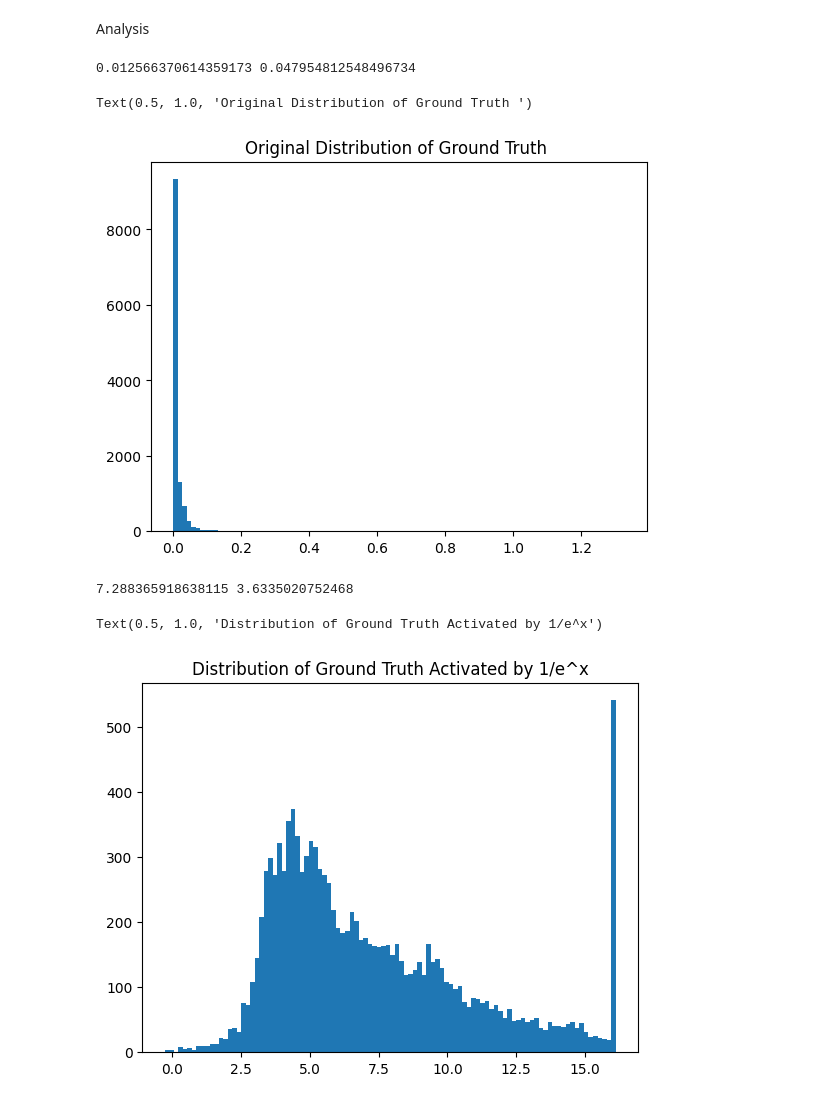
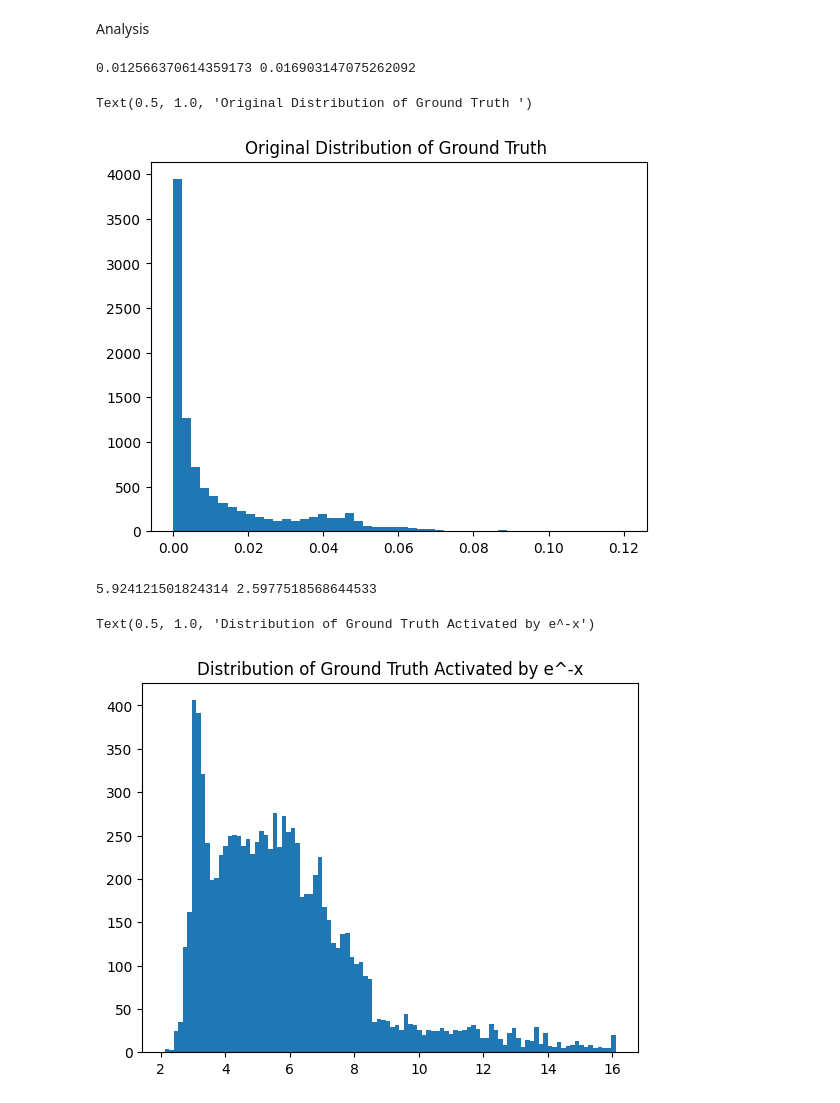
Before and after one commit to ChanceAroundYou/shape_prior_generation, a Jupyter notebook: VAE.ipynb, the cells around one changed output. Saved outputs shown, nothing was run; the diff lists cells and outputs as text; code cells hidden in the pictures.

```diff
--- a/VAE.ipynb
+++ b/VAE.ipynb
@@ -26,27 +13,18 @@ Read from saved cw_dict file data/img/BW fish/cw_dict.pkl
 # %%
 DEVICE = torch.device("cuda:0" if torch.cuda.is_available() else "cpu")
-MAT_PATH = "data/preprocessed.theta.mat"
-MODEL_SAVE_PATH = "checkpoints/ResVAE.pth"
-TB_PATH = "runs/BPResVAE_fish"
+IMAGE_DIR = "data/img/BW fish/"
+TB_PATH = "runs/ResVAE_fish"
 TB_COMMENT = ''
 SEED = 717
 
 INPUT_DIM = 500  # Adjusted input dimension to match your complex data
 H_DIM = 1000
 Z_DIM = 2
-H_LAYERS = [2,2]
+H_LAYERS = [2,2,2]
 
-NUM_EPOCHS = 5000
+NUM_EPOCHS = 20000
 BATCH_SIZE = 64  # Adjusted batch size
 LR_RATE = 5e-5 #smaller learning rate
 KL_RATE = 1
 TRUE_RATE = 1
-
-random.seed(SEED)
-torch.manual_seed(SEED)
-np.random.seed(SEED)
-if torch.cuda.is_available():
-    torch.cuda.manual_seed(SEED)
-    torch.cuda.manual_seed_all(SEED)
-# torch.backends.cudnn.deterministic = True
-# torch.backends.cudnn.benchmark = False
+MODEL_LOAD_PATH = "runs/ResVAE_fish_2025-05-15_16:00:11/model.pth"
@@ -267,25 +199,29 @@ plt.imshow(combined_grid)
 # %% [markdown]
 Analysis
 # %%
-n = min(100, cw_np.shape[0])
-c = cw_np[np.random.choice(range(cw_np.shape[0]), n, replace=False)]
+n = min(100, input_np.shape[0])
+c = input_np[np.random.choice(range(input_np.shape[0]), n, replace=False)]
 p = 1 / np.exp(c)
 print(p.mean(), p.std())
-plt.hist(p.reshape(-1), bins=100)
+pv = p.reshape(-1)
+pv = pv[pv < 100]
+plt.hist(pv, bins=50, density=False)
 plt.title("Original Distribution of Ground Truth ")
 # %% [output]
-0.012566370614359173 0.047954812548496734
+0.012566370614359173 0.016903147075262092
 Text(0.5, 1.0, 'Original Distribution of Ground Truth ')
-[figure, old version]
+[figure, new version]
 # %%
-c = cw_np[np.random.choice(range(cw_np.shape[0]), n, replace=False)]
+c = input_np[np.random.choice(range(input_np.shape[0]), n, replace=False)]
 print(c.mean(), c.std())
-plt.hist(c.reshape(-1), bins=100)
-plt.title("Distribution of Ground Truth Activated by 1/e^x")
+cv = c.reshape(-1)
+cv = cv[(cv < 16.1) & (cv > 0)]
+plt.hist(cv, bins=100)
+plt.title("Distribution of Ground Truth Activated by e^-x")
 # %% [output]
-7.288365918638115 3.6335020752468
+5.924121501824314 2.5977518568644533
-Text(0.5, 1.0, 'Distribution of Ground Truth Activated by 1/e^x')
+Text(0.5, 1.0, 'Distribution of Ground Truth Activated by e^-x')
-[figure, old version]
+[figure, new version]
 # %%
 # print(model.mean, model.std)
 z_generated = torch.randn(n, Z_DIM).to(DEVICE, dtype=torch.float64).view(n, 1, Z_DIM)
```
Also changed, not shown: parts of 9 cells of this notebook, 7 other files.
